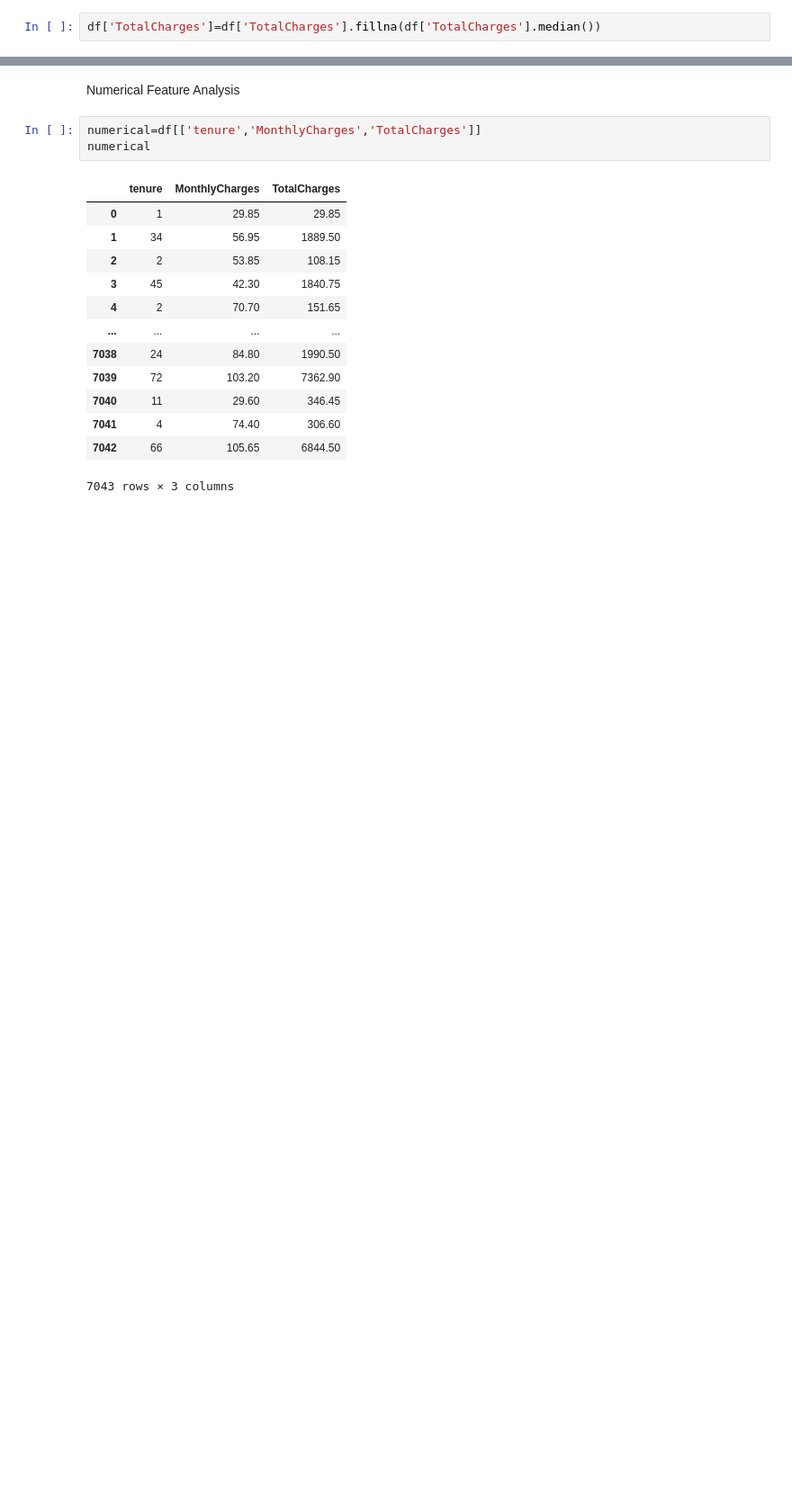
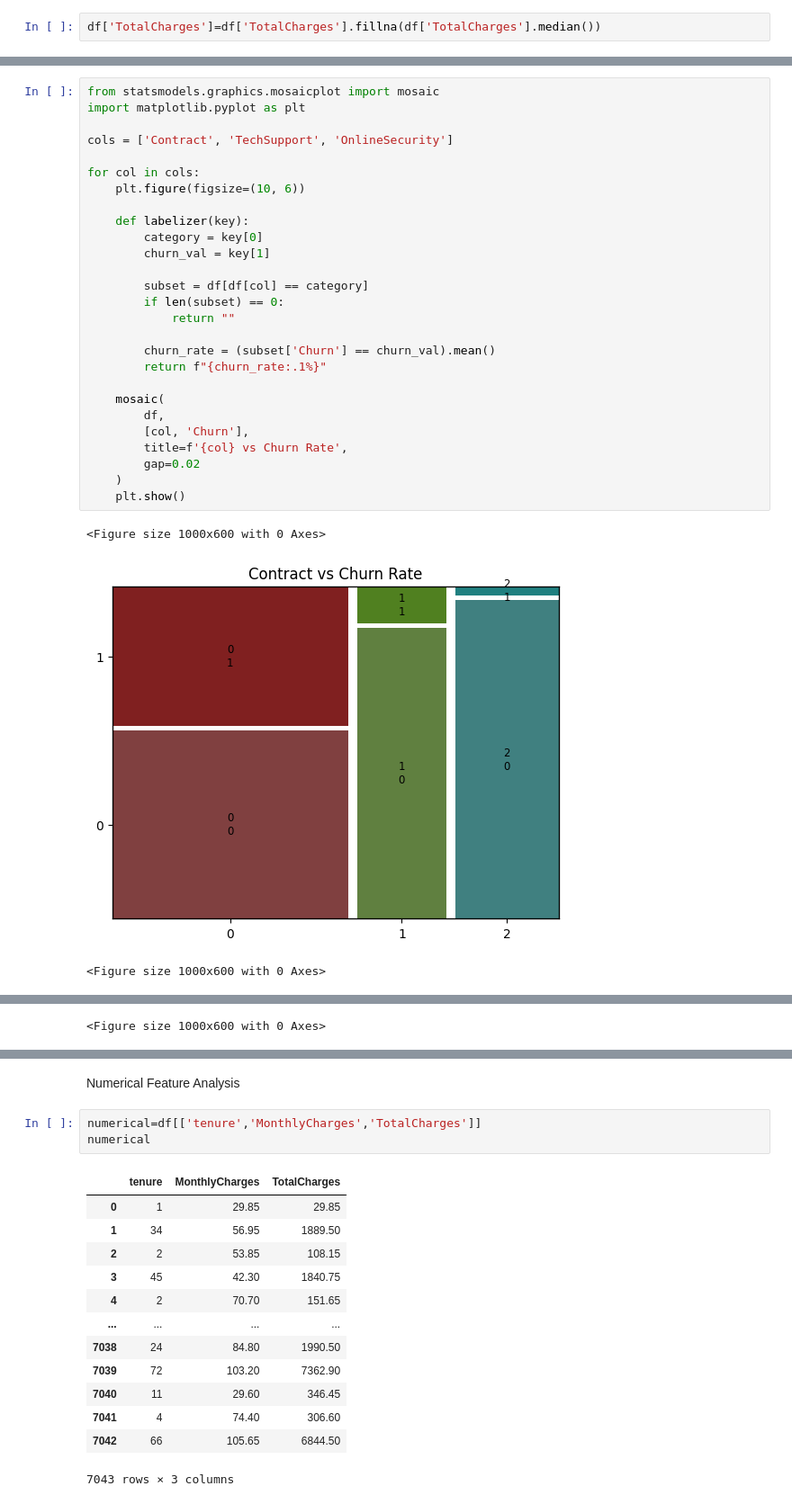
Before and after one commit to SriSupratikTalari/Telco-Churn, a Jupyter notebook: telco.ipynb, the cells around one changed output, grey strips where cells are left out. Shown at 90% size. Saved outputs shown, nothing was run; the diff lists cells and outputs as text; blank space fills up the shorter version.

```diff
--- a/telco.ipynb
+++ b/telco.ipynb
@@ -81,0 +166,31 @@ df['TotalCharges']=df['TotalCharges'].fillna(df['TotalCharges'].median())
+# %%
+from statsmodels.graphics.mosaicplot import mosaic
+import matplotlib.pyplot as plt
+
+cols = ['Contract', 'TechSupport', 'OnlineSecurity']
+
+for col in cols:
+    plt.figure(figsize=(10, 6))
+
+    def labelizer(key):
+        category = key[0]
+        churn_val = key[1]
+
+        subset = df[df[col] == category]
+        if len(subset) == 0:
+            return ""
+
+        churn_rate = (subset['Churn'] == churn_val).mean()
+        return f"{churn_rate:.1%}"
+
+    mosaic(
+        df,
+        [col, 'Churn'],
+        title=f'{col} vs Churn Rate',
+        gap=0.02
+    )
+    plt.show()
+# %% [output]
+<Figure size 1000x600 with 0 Axes>
+[figure, added]
+<Figure size 1000x600 with 0 Axes>
@@ -81,0 +198 @@ df['TotalCharges']=df['TotalCharges'].fillna(df['TotalCharges'].median())
+<Figure size 1000x600 with 0 Axes>
```
Also changed, not shown: parts of 40 cells of this notebook, 1 other file.
